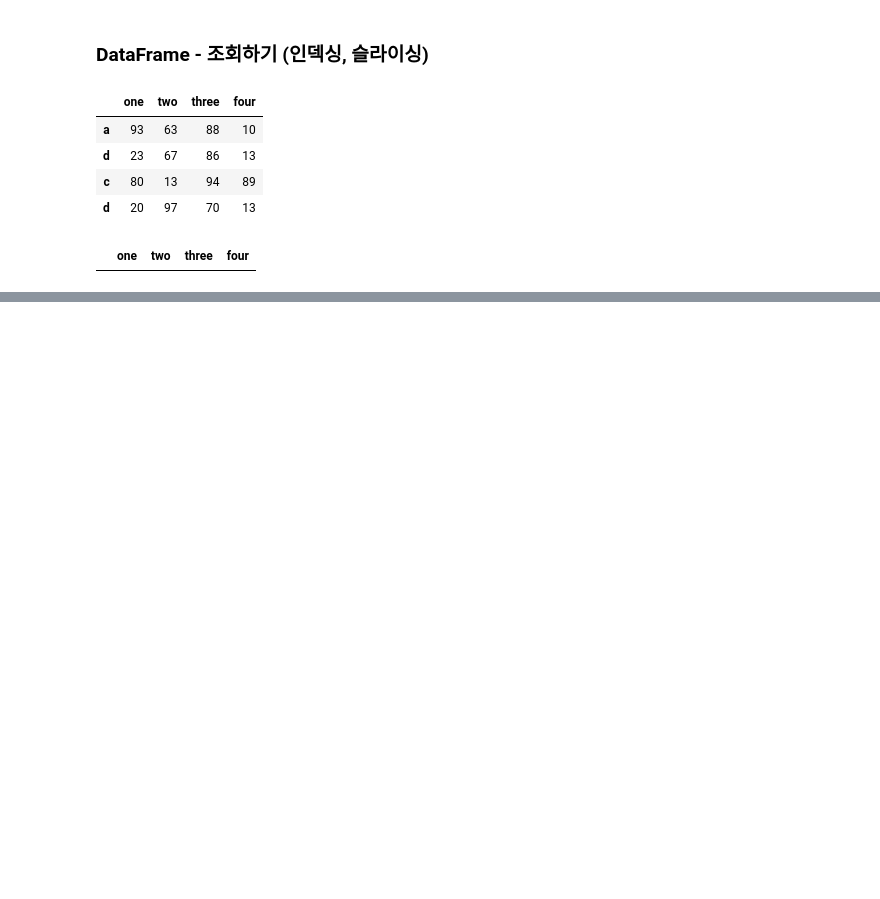
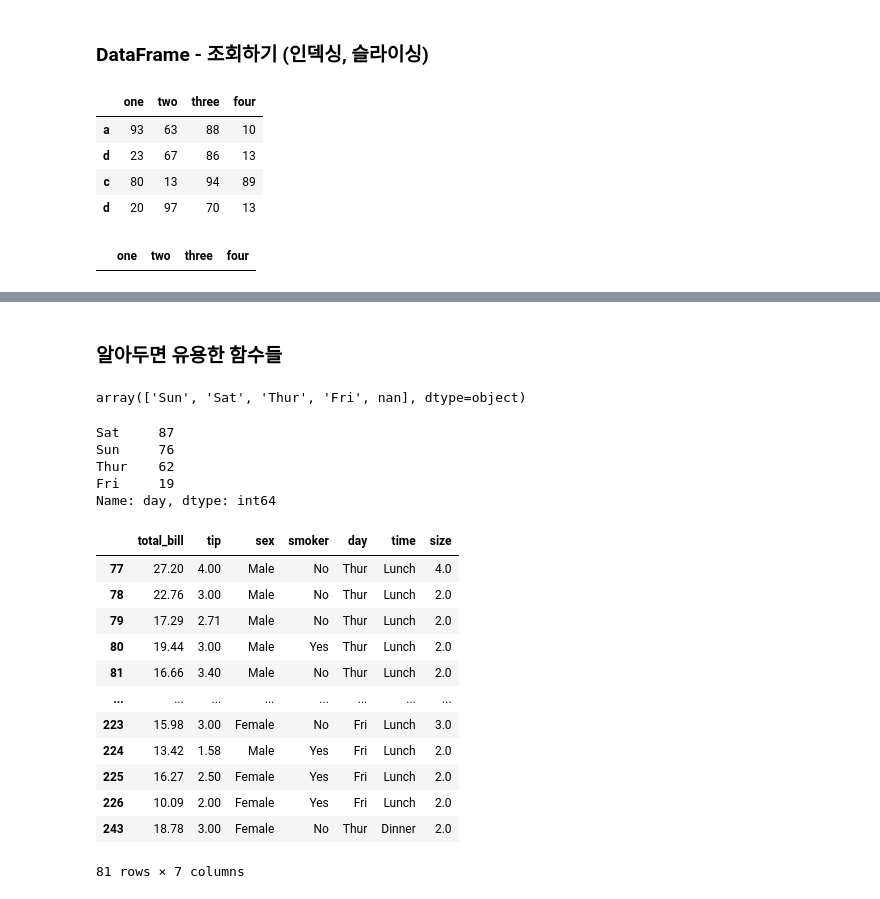
Before and after one commit to jaenjaen/TIL, a Jupyter notebook: python/03_Pandas/Pandas2 - DataFrame.ipynb, the cells around one changed output, grey strips where cells are left out. Saved outputs shown, nothing was run; the diff lists cells and outputs as text; code cells hidden in the pictures; blank space fills up the shorter version.

```diff
--- a/python/03_Pandas/Pandas2 - DataFrame.ipynb
+++ b/python/03_Pandas/Pandas2 - DataFrame.ipynb
@@ -213,0 +372,39 @@ c   63   76     24    44
+# %% [markdown]
+### 알아두면 유용한 함수들
+# %%
+#1. unique() = sql distict
+df3['day'].unique()
+# %% [output]
+array(['Sun', 'Sat', 'Thur', 'Fri', nan], dtype=object)
+# %%
+#2. 각각의 컬럼들에 해당하는 값이 갯수
+df3['day'].value_counts()
+# df3['day'].count() 이건 해당 컬럼에 존재하는 모든 행의 개수
+# %% [output]
+Sat     87
+Sun     76
+Thur    62
+Fri     19
+Name: day, dtype: int64
+# %%
+# 3. isin()
+'''
+unique() 함수를 이용해서 우선 어떤 요일이 있는지부터 확인
+그 중에서 토,일이 있는 데이터만 검색
+'''
+
+df3[df3['day'].isin(['Thur','Fri'])]
+# %% [output]
+|  | total_bill | tip | sex | smoker | day | time | size |
+| 77 | 27.20 | 4.00 | Male | No | Thur | Lunch | 4.0 |
+| 78 | 22.76 | 3.00 | Male | No | Thur | Lunch | 2.0 |
+| 79 | 17.29 | 2.71 | Male | No | Thur | Lunch | 2.0 |
+| 80 | 19.44 | 3.00 | Male | Yes | Thur | Lunch | 2.0 |
+| 81 | 16.66 | 3.40 | Male | No | Thur | Lunch | 2.0 |
+| ... | ... | ... | ... | ... | ... | ... | ... |
+| 223 | 15.98 | 3.00 | Female | No | Fri | Lunch | 3.0 |
+| 224 | 13.42 | 1.58 | Male | Yes | Fri | Lunch | 2.0 |
+| 225 | 16.27 | 2.50 | Female | Yes | Fri | Lunch | 2.0 |
+| 226 | 10.09 | 2.00 | Female | Yes | Fri | Lunch | 2.0 |
+| 243 | 18.78 | 3.00 | Female | No | Thur | Dinner | 2.0 |
+81 rows × 7 columns
```
Also changed, not shown: parts of 19 cells of this notebook.
